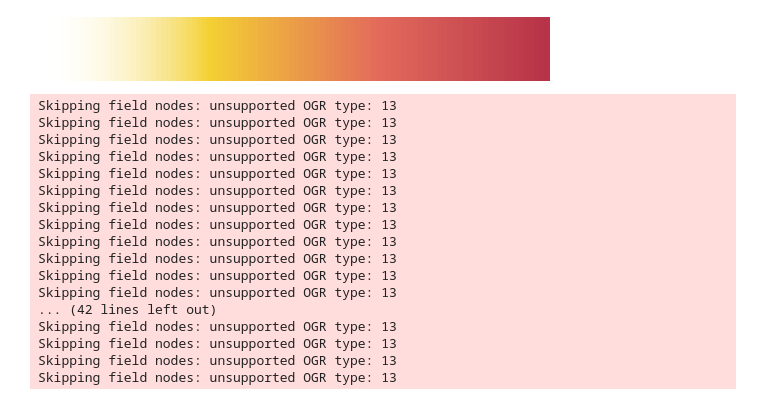
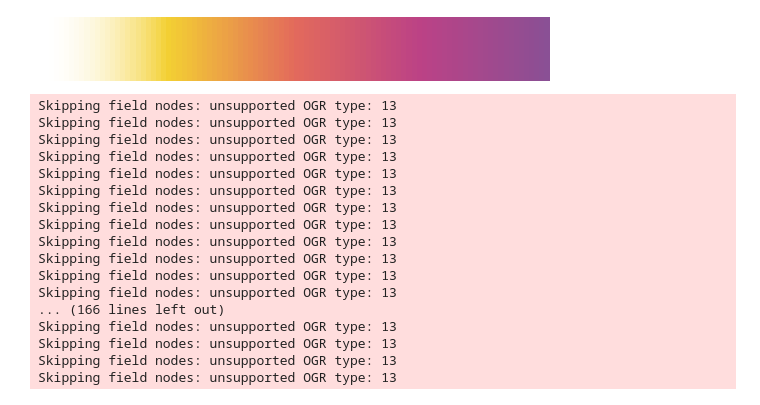
Before and after one commit to schoolofcities/rail-transit-and-population-density, a Jupyter notebook: analysis/render_maps.ipynb, the cells around one changed output. Saved outputs shown, nothing was run; the diff lists cells and outputs as text; code cells hidden in the pictures.

```diff
--- a/analysis/render_maps.ipynb
+++ b/analysis/render_maps.ipynb
@@ -56,30 +56,25 @@ def load_layers(cur_city):
 
     return coords_gdf, rails_gdf, stations_gdf, water_gdf
 # %%
+
+# # Original Colours
 # colours = ['#ffffff', '#f1c500', '#dc4633']
 # colors = np.array([(255, 255, 255, 0.5), (241, 197, 0, 1), (220, 70, 51, 1)]) / 255
 # colour_map = LinearSegmentedColormap.from_list("soc", colours, N=100)  # https://matplotlib.org/stable/gallery/color/custom_cmap.html
 # colour_map
-
-colours = [
-    (255 / 255, 255 / 255, 255 / 255, 0),  # White with 0% opacity
-    (241 / 255, 197 / 255, 0 / 255, 1.0),    # Yellow fully opaque
-    (220 / 255, 70 / 255, 51 / 255, 1.0)     # Red fully opaque
-]
 
 colours = [
     (255 / 255, 255 / 255, 255 / 255,0),
 	(241 / 255, 197 / 255, 0 / 255,0.8),
 	(220 / 255, 70 / 255, 51 / 255,0.8),
 	(171 / 255, 19 / 255, 104 / 255,0.8),
 	(109 / 255, 36 / 255, 122 / 255,0.8),
-
 ]
 
 colour_map = LinearSegmentedColormap.from_list("soc", colours, N=100)
 colour_map
 # %% [output]
-[figure, old version]
+[figure, new version]
 # %%
 cities_dens_gdf = gpd.read_file('../data/city_metrics.gpkg')
 
@@ -87,10 +82,8 @@ for i, row_i in tqdm(cities_dens_gdf.iterrows(), total=cities_dens_gdf.shape[0])
     cur_city = row_i['NAME'].lower()
 
     f_out = f'../src/assets/city_image/{cur_city}.png'
-    # if os.path.exists(f_out):
-    #     continue
-
-    # if cur_city == "toronto" or cur_city == "osaka":
+    if os.path.exists(f_out):
+        continue
 
     try:
 
@@ -116,7 +109,7 @@ for i, row_i in tqdm(cities_dens_gdf.iterrows(), total=cities_dens_gdf.shape[0])
             ax,
             source="https://services.arcgisonline.com/arcgis/rest/services/Elevation/World_Hillshade/MapServer/tile/{z}/{y}/{x}",
             crs=coords_gdf.crs.to_string(),
-            alpha=0.65,
+            alpha=0.55,
         )
 
         base = water_gdf.plot(ax=base, color='#c6e0ea');
@@ -152,7 +145,7 @@ Skipping field nodes: unsupported OGR type: 13
 Skipping field nodes: unsupported OGR type: 13
 Skipping field nodes: unsupported OGR type: 13
 Skipping field nodes: unsupported OGR type: 13
-... (42 lines left out)
+... (166 lines left out)
 Skipping field nodes: unsupported OGR type: 13
 Skipping field nodes: unsupported OGR type: 13
 Skipping field nodes: unsupported OGR type: 13
```
Also changed, not shown: 4 other files.
